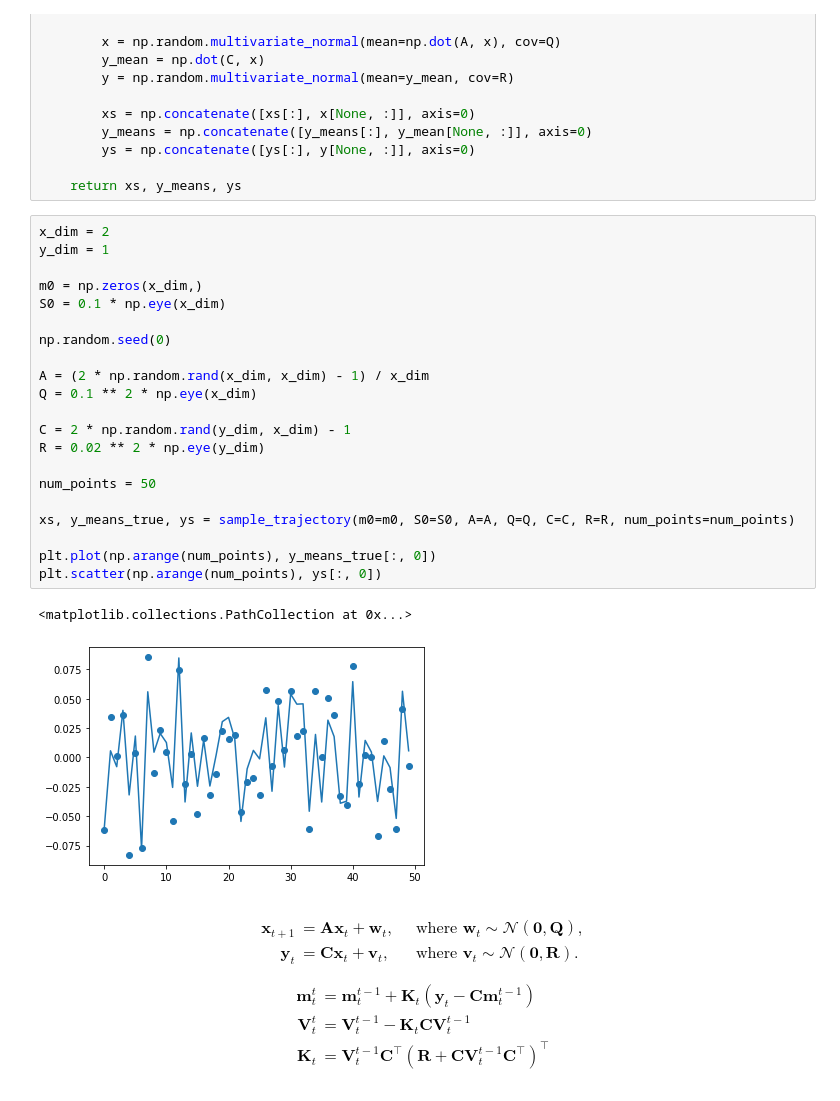
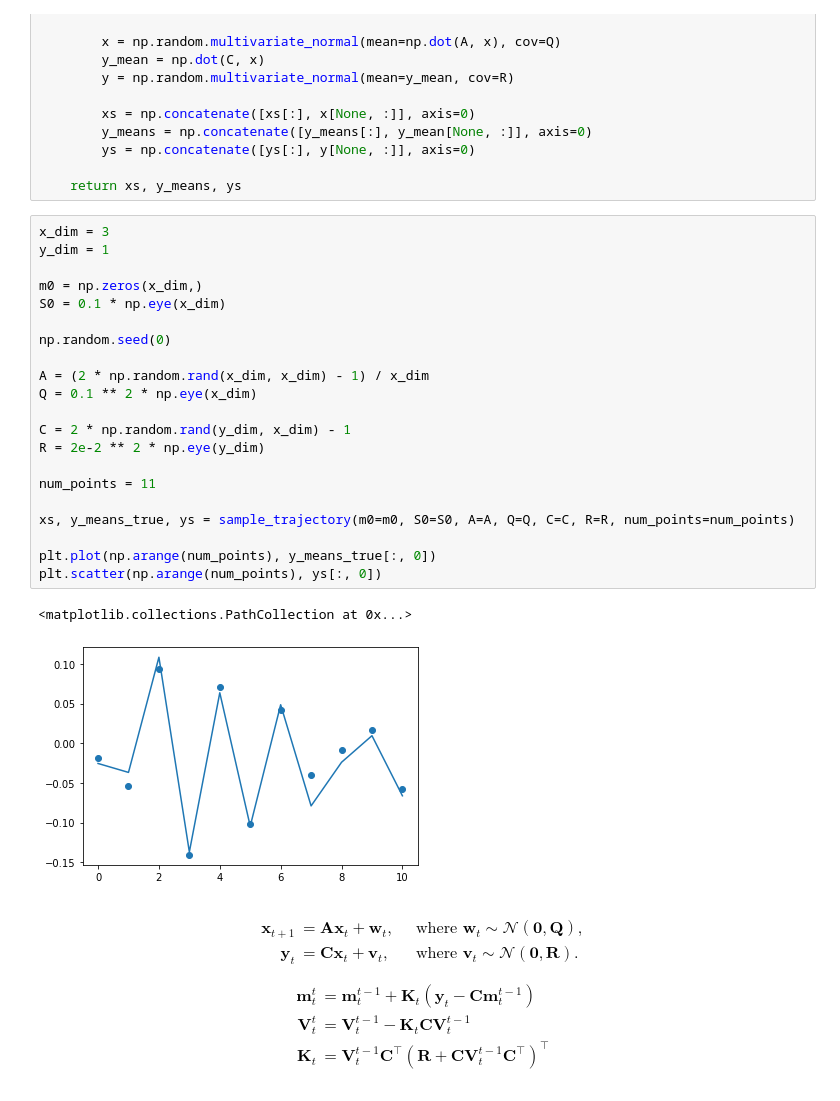
Before and after one commit to stratisMarkou/random-walks, a Jupyter notebook: content/misc/kalman/kalman.ipynb, the cells around one changed output. Cells and saved outputs as stored; diff of their text form.

```diff
--- a/content/misc/kalman/kalman.ipynb
+++ b/content/misc/kalman/kalman.ipynb
@@ -37,29 +37,29 @@ def sample_trajectory(m0, S0, A, Q, C, R, num_points):
 
     return xs, y_means, ys
 # %%
-x_dim = 2
+x_dim = 3
 y_dim = 1
 
 m0 = np.zeros(x_dim,)
 S0 = 0.1 * np.eye(x_dim)
 
 np.random.seed(0)
 
 A = (2 * np.random.rand(x_dim, x_dim) - 1) / x_dim
 Q = 0.1 ** 2 * np.eye(x_dim)
 
 C = 2 * np.random.rand(y_dim, x_dim) - 1
-R = 0.02 ** 2 * np.eye(y_dim)
+R = 2e-2 ** 2 * np.eye(y_dim)
 
-num_points = 50
+num_points = 11
 
 xs, y_means_true, ys = sample_trajectory(m0=m0, S0=S0, A=A, Q=Q, C=C, R=R, num_points=num_points)
 
 plt.plot(np.arange(num_points), y_means_true[:, 0])
 plt.scatter(np.arange(num_points), ys[:, 0])
 # %% [output]
 <matplotlib.collections.PathCollection at 0x...>
-[figure, old version]
+[figure, new version]
 # %% [markdown]
 \begin{align}
 \mathbf{x}_{t + 1} &= \mathbf{A}\mathbf{x}_t + \mathbf{w}_t, && \text{ where } \mathbf{w}_t \sim \mathcal{N}(\mathbf{0}, \mathbf{Q}), \\
```
Also changed, not shown: parts of 7 cells of this notebook.
